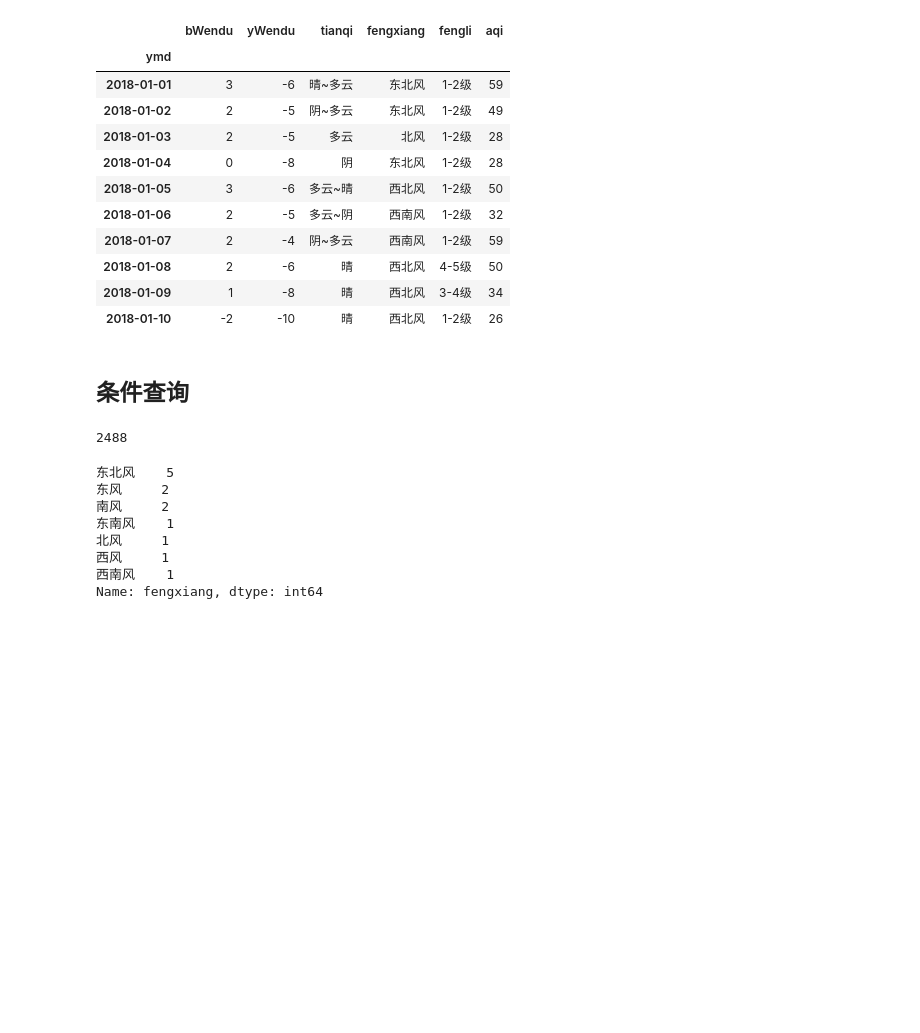
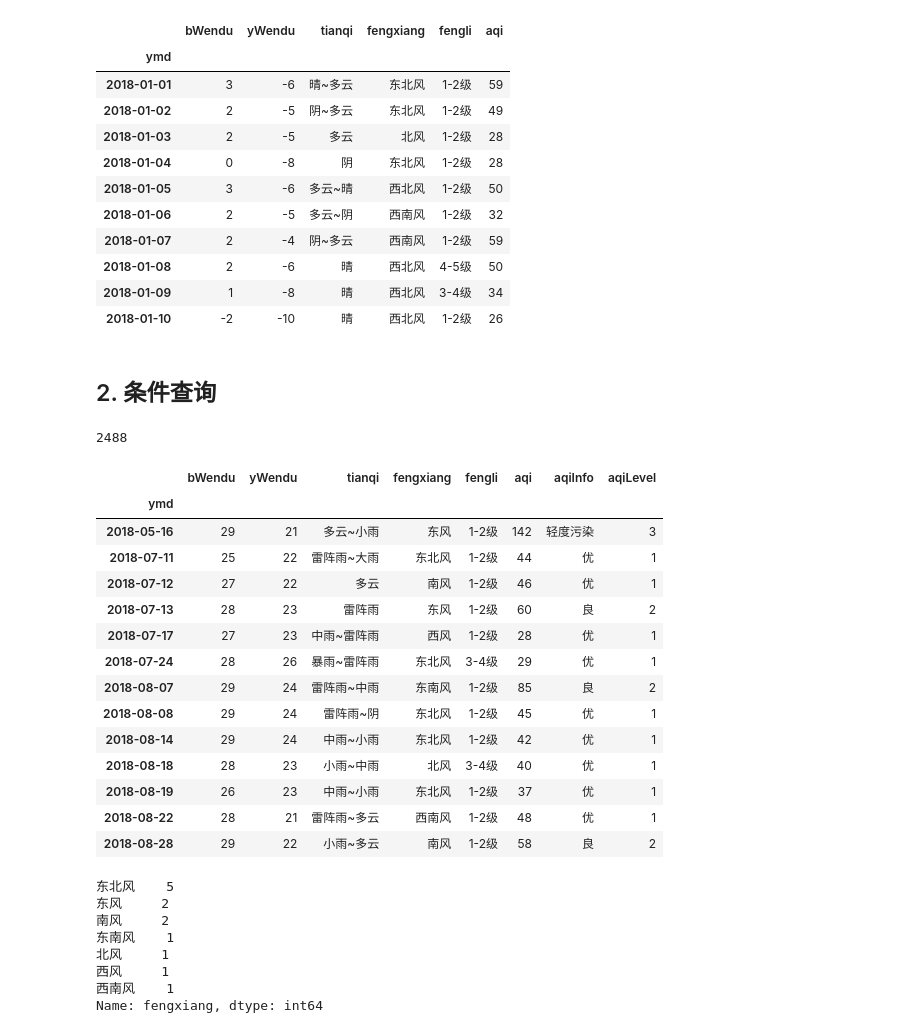
Before and after one commit to sternenburg/ant-learn-pandas, a Jupyter notebook: learn_pandas_20200711.ipynb, the cells around one changed output. Saved outputs shown, nothing was run; the diff lists cells and outputs as text; code cells hidden in the pictures; blank space fills up the shorter version.

```diff
--- a/learn_pandas_20200711.ipynb
+++ b/learn_pandas_20200711.ipynb
@@ -109,11 +112,29 @@ df.loc['2018-01-01':'2018-01-10', 'bWendu':'aqi']
 | 2018-01-09 | 1 | -8 | 晴 | 西北风 | 3-4级 | 34 |
 | 2018-01-10 | -2 | -10 | 晴 | 西北风 | 1-2级 | 26 |
 # %% [markdown]
-## 条件查询
+## 2. 条件查询
 # %%
 df.loc[df['bWendu']>3].size
 # %% [output]
 2488
+# %%
+df.loc[(df['bWendu']<30) & (df['yWendu']>20)]
+# %% [output]
+|  | bWendu | yWendu | tianqi | fengxiang | fengli | aqi | aqiInfo | aqiLevel |
+| ymd |  |  |  |  |  |  |  |  |
+| 2018-05-16 | 29 | 21 | 多云~小雨 | 东风 | 1-2级 | 142 | 轻度污染 | 3 |
+| 2018-07-11 | 25 | 22 | 雷阵雨~大雨 | 东北风 | 1-2级 | 44 | 优 | 1 |
+| 2018-07-12 | 27 | 22 | 多云 | 南风 | 1-2级 | 46 | 优 | 1 |
+| 2018-07-13 | 28 | 23 | 雷阵雨 | 东风 | 1-2级 | 60 | 良 | 2 |
+| 2018-07-17 | 27 | 23 | 中雨~雷阵雨 | 西风 | 1-2级 | 28 | 优 | 1 |
+| 2018-07-24 | 28 | 26 | 暴雨~雷阵雨 | 东北风 | 3-4级 | 29 | 优 | 1 |
+| 2018-08-07 | 29 | 24 | 雷阵雨~中雨 | 东南风 | 1-2级 | 85 | 良 | 2 |
+| 2018-08-08 | 29 | 24 | 雷阵雨~阴 | 东北风 | 1-2级 | 45 | 优 | 1 |
+| 2018-08-14 | 29 | 24 | 中雨~小雨 | 东北风 | 1-2级 | 42 | 优 | 1 |
+| 2018-08-18 | 28 | 23 | 小雨~中雨 | 北风 | 3-4级 | 40 | 优 | 1 |
+| 2018-08-19 | 26 | 23 | 中雨~小雨 | 东北风 | 1-2级 | 37 | 优 | 1 |
+| 2018-08-22 | 28 | 21 | 雷阵雨~多云 | 西南风 | 1-2级 | 48 | 优 | 1 |
+| 2018-08-28 | 29 | 22 | 小雨~多云 | 南风 | 1-2级 | 58 | 良 | 2 |
 # %%
 df.loc[(df['bWendu']<30) & (df['yWendu']>20)]['fengxiang'].value_counts()
 # %% [output]
```
Also changed, not shown: parts of 21 cells of this notebook, 1 other file.
